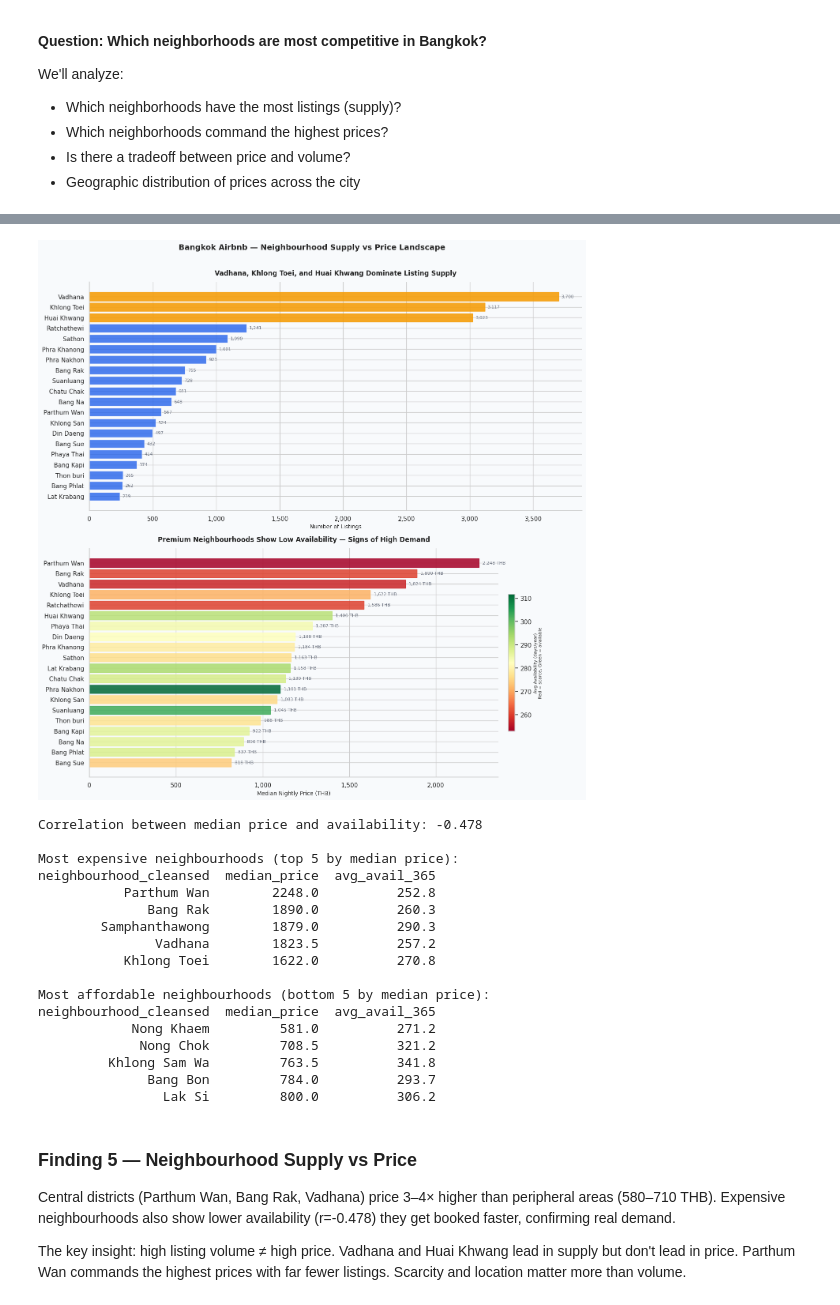
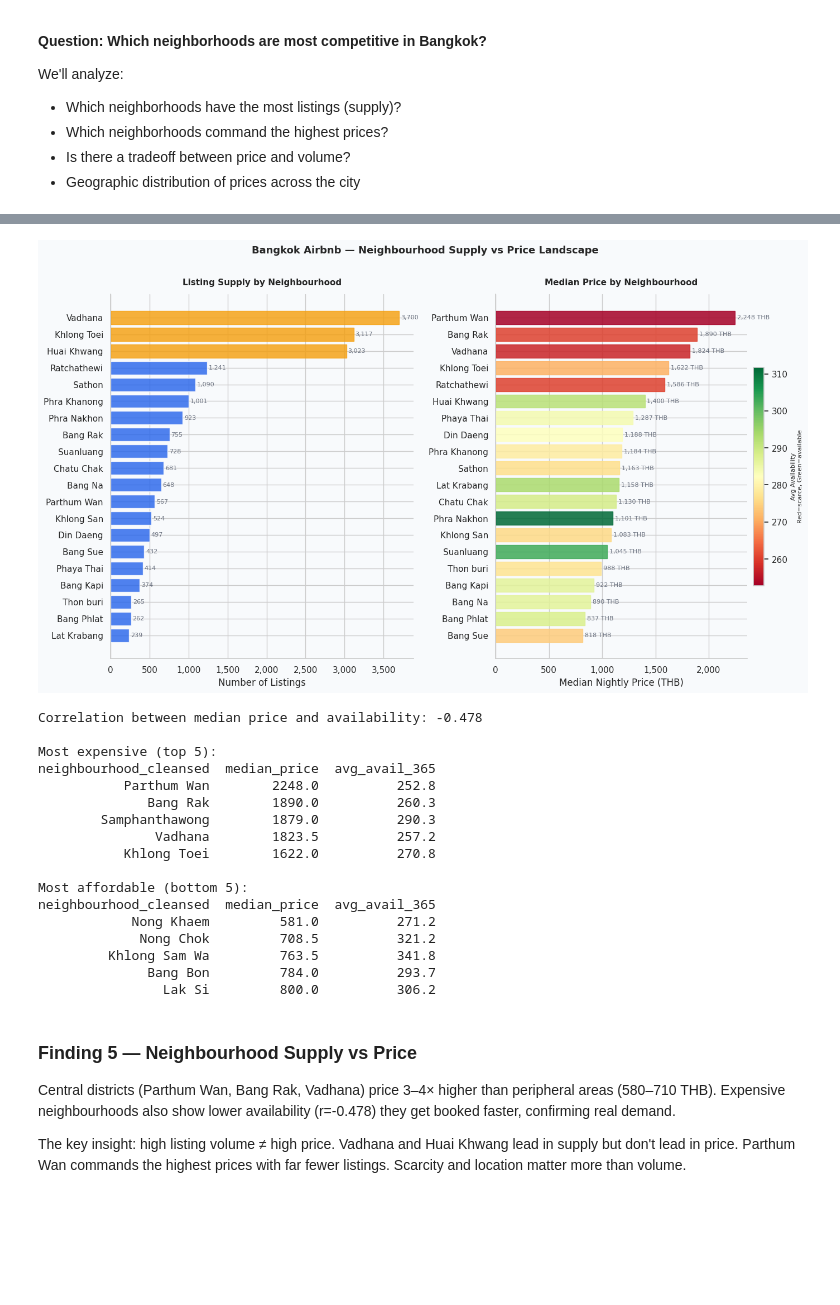
Before and after one commit to taghoutii/airbnb-eda, a Jupyter notebook: notebooks/01_eda.ipynb, the cells around one changed output, grey strips where cells are left out. Cells and saved outputs as stored; diff of their text form; code cells hidden in the pictures; blank space fills up the shorter version.

```diff
--- a/notebooks/01_eda.ipynb
+++ b/notebooks/01_eda.ipynb
@@ -658,13 +593,14 @@ neighbourhood_cleansed  listing_count  median_price  mean_price  avg_rating  avg
              Suanluang            728        1045.0      1779.9         4.6          303.0
             Chatu Chak            681        1130.0      1736.9         4.8          288.7
 # %%
-# Use top 20 neighbourhoods for readability
+# Top 20 neighbourhoods — price and supply overview
 top20 = neighbourhood_stats.head(20).copy()
+top20_by_price = top20.sort_values('median_price', ascending=True)
 
-fig, axes = plt.subplots(2, 1, figsize=(14, 14))
+fig, axes = plt.subplots(1, 2, figsize=(14, 8))
 
+# --- LEFT: Supply ---
 ax = axes[0]
-
 bars = ax.barh(top20['neighbourhood_cleansed'][::-1],
                top20['listing_count'][::-1],
                color=COLORS['primary'], alpha=0.8, edgecolor='white')
@@ -672,65 +608,62 @@ bars = ax.barh(top20['neighbourhood_cleansed'][::-1],
 for i, bar in enumerate(bars):
     if i >= len(bars) - 3:
         bar.set_color(COLORS['secondary'])
-        bar.set_alpha(0.9)
 
 for bar, val in zip(bars, top20['listing_count'][::-1]):
     ax.text(bar.get_width() + 20, bar.get_y() + bar.get_height() / 2,
             f'{val:,}', va='center', fontsize=8, color=COLORS['neutral'])
 
-ax.set_title('Vadhana, Khlong Toei, and Huai Khwang Dominate Listing Supply',
-             fontsize=12, fontweight='bold', pad=12)
-ax.set_xlabel('Number of Listings', fontsize=10)
-ax.set_ylabel('')
+ax.set_title('Listing Supply by Neighbourhood',
+             fontsize=11, fontweight='bold', pad=12)
+ax.set_xlabel('Number of Listings')
 ax.xaxis.set_major_formatter(ticker.FuncFormatter(lambda x, _: f'{x:,.0f}'))
 
+# --- RIGHT: Price with availability color ---
 ax = axes[1]
-
-top20_by_price = top20.sort_values('median_price', ascending=True)
-
 bars = ax.barh(top20_by_price['neighbourhood_cleansed'],
                top20_by_price['median_price'],
                color=COLORS['primary'], alpha=0.7, edgecolor='white')
 
 norm = plt.Normalize(top20_by_price['avg_avail_365'].min(),
                      top20_by_price['avg_avail_365'].max())
 cmap = plt.cm.RdYlGn
 
 for bar, avail in zip(bars, top20_by_price['avg_avail_365']):
     bar.set_color(cmap(norm(avail)))
     bar.set_alpha(0.85)
 
 sm = plt.cm.ScalarMappable(cmap=cmap, norm=norm)
 sm.set_array([])
 cbar = plt.colorbar(sm, ax=ax, shrink=0.6, pad=0.02)
-cbar.set_label('Avg Availability (days/year)\nRed = scarce, Green = available', fontsize=8)
+cbar.set_label('Avg Availability\nRed=scarce, Green=available', fontsize=8)
 
 for bar, val in zip(bars, top20_by_price['median_price']):
     ax.text(bar.get_width() + 20, bar.get_y() + bar.get_height() / 2,
             f'{val:,.0f} THB', va='center', fontsize=8, color=COLORS['neutral'])
 
-ax.set_title('Premium Neighbourhoods Show Low Availability — Signs of High Demand',
-             fontsize=12, fontweight='bold', pad=12)
-ax.set_xlabel('Median Nightly Price (THB)', fontsize=10)
-ax.set_ylabel('')
+ax.set_title('Median Price by Neighbourhood',
+             fontsize=11, fontweight='bold', pad=12)
+ax.set_xlabel('Median Nightly Price (THB)')
 ax.xaxis.set_major_formatter(ticker.FuncFormatter(lambda x, _: f'{x:,.0f}'))
 
 plt.suptitle('Bangkok Airbnb — Neighbourhood Supply vs Price Landscape',
-             fontsize=14, fontweight='bold', y=1.01)
+             fontsize=13, fontweight='bold', y=1.01)
 plt.tight_layout()
 plt.show()
 
 corr = neighbourhood_stats['median_price'].corr(neighbourhood_stats['avg_avail_365'])
 print(f"Correlation between median price and availability: {corr:.3f}")
-print(f"\nMost expensive neighbourhoods (top 5 by median price):")
-print(neighbourhood_stats.nlargest(5, 'median_price')[['neighbourhood_cleansed', 'median_price', 'avg_avail_365']].to_string(index=False))
-print(f"\nMost affordable neighbourhoods (bottom 5 by median price):")
-print(neighbourhood_stats.nsmallest(5, 'median_price')[['neighbourhood_cleansed', 'median_price', 'avg_avail_365']].to_string(index=False))
+print(f"\nMost expensive (top 5):")
+print(neighbourhood_stats.nlargest(5, 'median_price')[
+    ['neighbourhood_cleansed', 'median_price', 'avg_avail_365']].to_string(index=False))
+print(f"\nMost affordable (bottom 5):")
+print(neighbourhood_stats.nsmallest(5, 'median_price')[
+    ['neighbourhood_cleansed', 'median_price', 'avg_avail_365']].to_string(index=False))
 # %% [output]
-[figure, old version]
+[figure, new version]
 Correlation between median price and availability: -0.478
 
-Most expensive neighbourhoods (top 5 by median price):
+Most expensive (top 5):
 neighbourhood_cleansed  median_price  avg_avail_365
            Parthum Wan        2248.0          252.8
               Bang Rak        1890.0          260.3
@@ -738,7 +671,7 @@ neighbourhood_cleansed  median_price  avg_avail_365
                Vadhana        1823.5          257.2
            Khlong Toei        1622.0          270.8
 
-Most affordable neighbourhoods (bottom 5 by median price):
+Most affordable (bottom 5):
 neighbourhood_cleansed  median_price  avg_avail_365
             Nong Khaem         581.0          271.2
              Nong Chok         708.5          321.2
```
Also changed, not shown: parts of 36 cells of this notebook.
